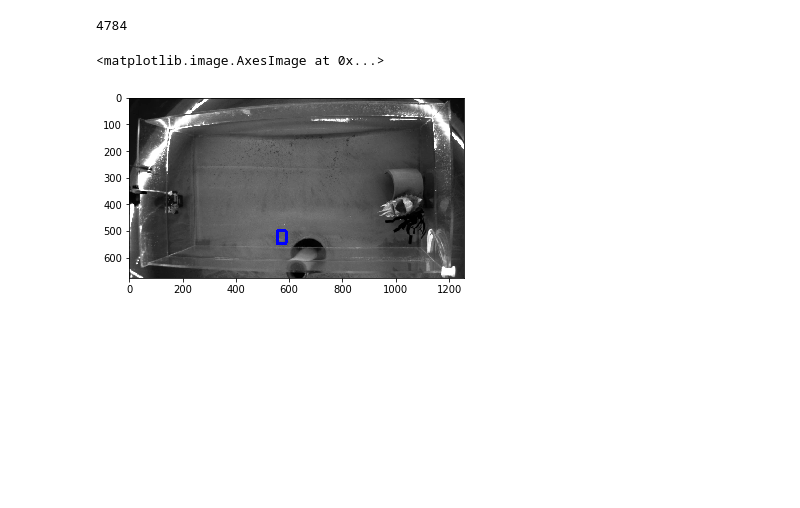
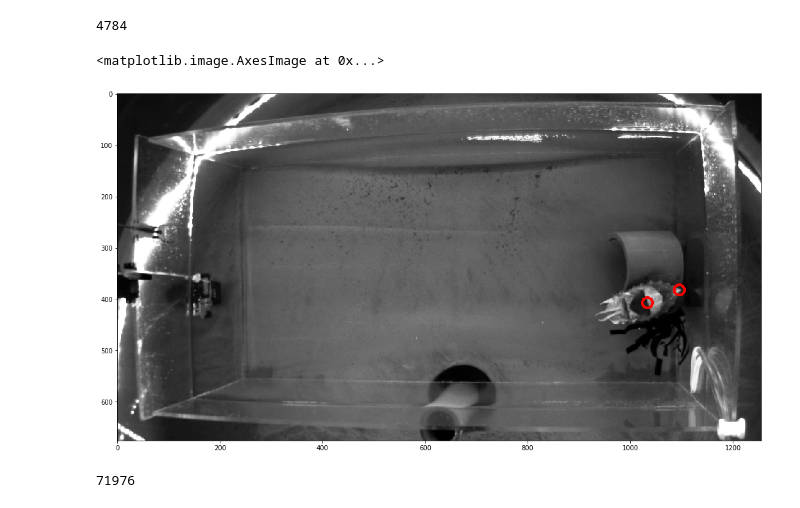
Before and after one commit to everymind/CuttleShuttle-Analysis, a Jupyter notebook: Workflows/detection/annotations-to-boundingbox.ipynb, the cells around one changed output. Cells and saved outputs as stored; diff of their text form; code cells hidden in the pictures; blank space fills up the shorter version.

```diff
--- a/Workflows/detection/annotations-to-boundingbox.ipynb
+++ b/Workflows/detection/annotations-to-boundingbox.ipynb
@@ -25,11 +24,23 @@ print(data[0,1])
 cv_img = cv2.imread(os.path.join(home,
                         'cuttle-selfies/L1-H2013-03',
                         'session_video2014-09-16T14_45_26_f0004784.png'))
-# %%
-pt1=np.array((data[0,-2:]+1)/2*cv_img.shape[:-1], dtype=np.int16)
-pt2=np.array((data[1,-2:]+1)/2*cv_img.shape[:-1], dtype=np.int16)
-cv2.rectangle(cv_img, tuple(pt1), tuple(pt2), (255,0,0), 10)
-plt.imshow(cv_img[...,::-1])
-# %% [output]
-<matplotlib.image.AxesImage at 0x...>
-[figure, removed]
+# %%
+cv_img_for_draw = np.copy(cv_img)
+# %%
+transform_data_cordinate = np.empty((data.shape[0],2),dtype=np.int16) #placeholder for coordinates
+transform_data_cordinate[:,0] = (data[:,-2]+1)*cv_img.shape[1]//2
+transform_data_cordinate[:,1] = (data[:,-1]+1)*cv_img.shape[0]//2
+# %%
+transform_data_cordinate[:,1] = cv_img.shape[0]-transform_data_cordinate[:,1]
+# %%
+cv2.circle(cv_img_for_draw, tuple(transform_data_cordinate[0,:]), radius=10, color=(255,0,0), thickness=4)
+cv2.circle(cv_img_for_draw, tuple(transform_data_cordinate[1,:]), radius=10, color=(255,0,0), thickness=4)
+plt.figure(figsize=(18,10))
+plt.imshow(cv_img_for_draw)
+# %% [output]
+<matplotlib.image.AxesImage at 0x...>
+[figure, added]
+# %%
+print(data[500,1])
+# %% [output]
+71976
```
Also changed, not shown: parts of 4 cells of this notebook.
